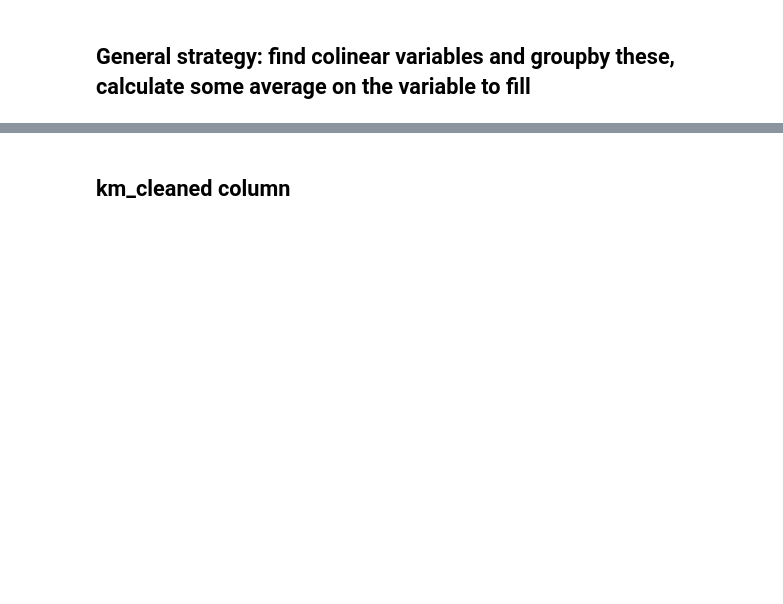
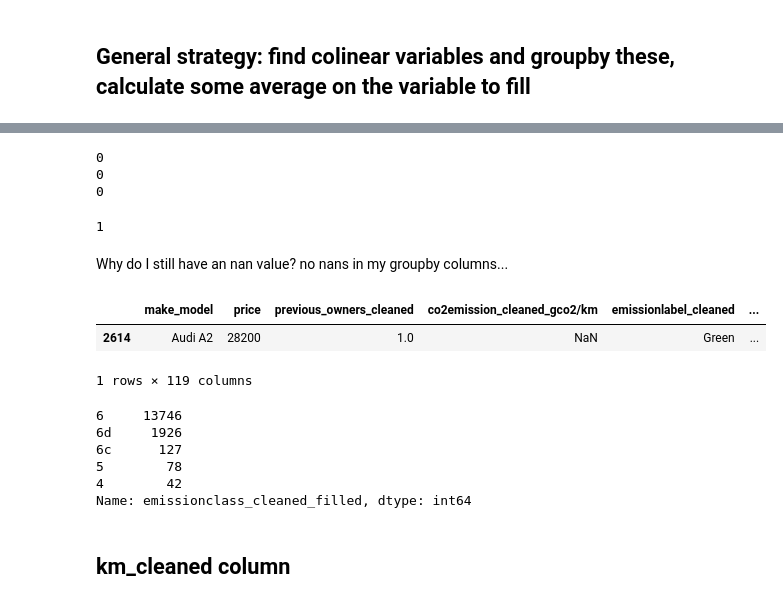
Before and after one commit to balintstewart77/magnimind-assignments, a Jupyter notebook: Auto_scout/auto_scout_part2_missing_val.ipynb, the cells around one changed output, grey strips where cells are left out. Cells and saved outputs as stored; diff of their text form; code cells hidden in the pictures; blank space fills up the shorter version.

```diff
--- a/Auto_scout/auto_scout_part2_missing_val.ipynb
+++ b/Auto_scout/auto_scout_part2_missing_val.ipynb
@@ -87,0 +217,5 @@ Name: count, dtype: int64
+# %%
+# fill nans using info from 'age' and 'type_cleaned_filled' columns
+mode_poc = df.groupby(['type_cleaned_filled'])['previous_owners_cleaned'].transform(lambda x: x.mode().iloc[0])
+df['previous_owners_cleaned_filled'] = df['previous_owners_cleaned'].fillna(mode_poc)
+df['previous_owners_cleaned_filled'].value_counts(dropna = False)
@@ -87,0 +245,3 @@ Name: count, dtype: int64
+# %%
+mode_body = df.groupby('make_model')['body_cleaned'].transform(lambda x: x.mode().iloc[0]) # Choose the first modal value of the group
+df['body_cleaned_filled'] = df['body_cleaned'].fillna(mode_body)
@@ -87,0 +279,23 @@ Name: count, dtype: int64
+# %%
+print(df.fuel_cleaned.isna().sum())
+print(df.make_model.isna().sum())
+print(df.body_cleaned_filled.isna().sum())
+# %% [output]
+0
+0
+0
+# %%
+median_co2 = df.groupby(['make_model', 'fuel_cleaned'])['co2emission_cleaned_gco2/km'].transform(lambda x: x.median())
+df['co2emission_cleaned_filled'] = df['co2emission_cleaned_gco2/km'].fillna(median_co2)
+# %%
+df['co2emission_cleaned_filled'].isna().sum()
+# %% [output]
+1
+# %% [markdown]
+Why do I still have an nan value? no nans in my groupby columns...
+# %%
+df[df['co2emission_cleaned_filled'].isna()]
+# %% [output]
+|  | make_model | price | previous_owners_cleaned | co2emission_cleaned_gco2/km | emissionlabel_cleaned | ... |
+| 2614 | Audi A2 | 28200 | 1.0 | NaN | Green | ... |
+1 rows × 119 columns
@@ -87,0 +307,9 @@ Name: count, dtype: int64
+# %%
+df['emissionclass_cleaned_filled'].value_counts(dropna= False)
+# %% [output]
+6     13746
+6d     1926
+6c      127
+5        78
+4        42
+Name: emissionclass_cleaned_filled, dtype: int64
```
Also changed, not shown: parts of 42 cells of this notebook.
